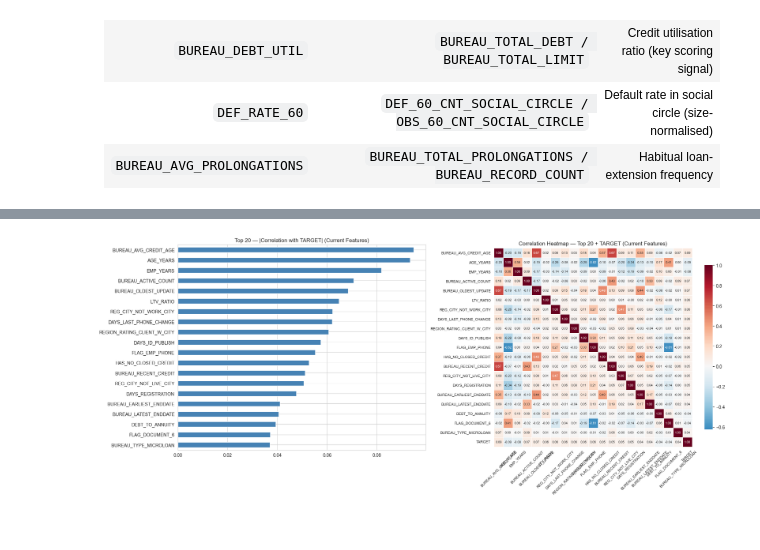
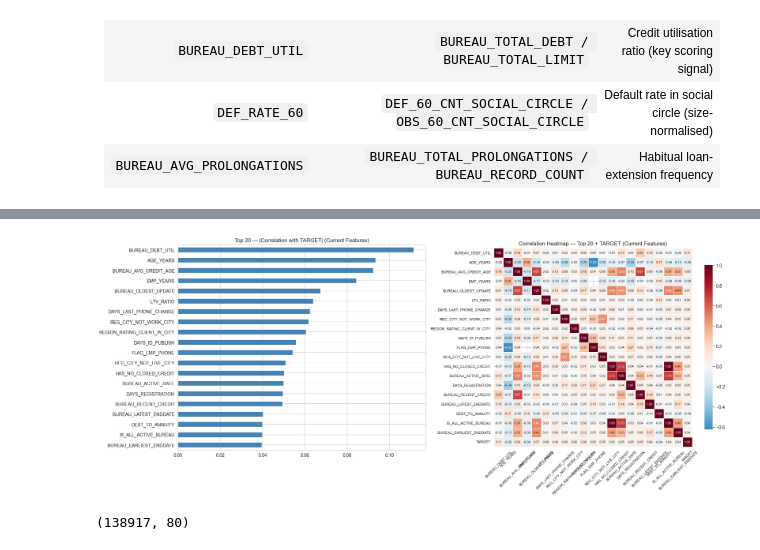
Before and after one commit to spectre-meltdown/IS453-Financial_Analytics-Scorecard_Project, a Jupyter notebook: jax_josh_kj.ipynb, the cells around one changed output, grey strips where cells are left out. Cells and saved outputs as stored; diff of their text form; code cells hidden in the pictures.

Commit message:
to review different approach of dropping correlated independent variables

```diff
--- a/jax_josh_kj.ipynb
+++ b/jax_josh_kj.ipynb
@@ -562,8 +580,18 @@ Bureau aggregated shape: (305811, 43)
 Columns: ['SK_ID_CURR', 'BUREAU_RECORD_COUNT', 'BUREAU_ACTIVE_COUNT', 'BUREAU_CLOSED_COUNT', 'BUREAU_BAD_SOLD_COUNT', 'BUREAU_OLDEST_CREDIT', 'BUREAU_RECENT_CREDIT', 'BUREAU_AVG_CREDIT_AGE', 'BUREAU_M ...
 # %%
 merged_df = group5.merge(bureau_agg, on='SK_ID_CURR', how='left')
+
+# Flag borrowers with bureau history but NO closed credits (all-active portfolio).
+# BUREAU_EARLIEST_CLOSED has 45,964 NaNs vs 26,879 thin-file applicants —
+# the extra 19,085 are active-only borrowers, a fundamentally different risk profile
+# from thin-file applicants (no bureau record at all).
+merged_df["IS_ALL_ACTIVE_BUREAU"] = (
+    merged_df["BUREAU_RECORD_COUNT"].notna() &
+    merged_df["BUREAU_EARLIEST_CLOSED"].isna()
+).astype(int)
 
 print(f"\nMerged DataFrame: {merged_df.shape}")
 print(f"With bureau data:    {merged_df['BUREAU_RECORD_COUNT'].notna().sum():,}")
 print(f"Without bureau data: {merged_df['BUREAU_RECORD_COUNT'].isna().sum():,}")
+print(f"All-active bureau:   {merged_df['IS_ALL_ACTIVE_BUREAU'].sum():,}")
 # %% [output]
@@ -1076,0 +1326,19 @@ print(f"Shape after drop: {merged_df.shape}")
+# %%
+from sklearn.model_selection import train_test_split
+
+print("Performing Stratified Train/Test Split to prevent Target Leakage...")
+
+train_df, test_df = train_test_split(
+    merged_df,
+    test_size=0.20,
+    random_state=42,
+    stratify=merged_df['TARGET']  # Guarantees both sets have the exact same ~9% bad rate
+)
+
+print(f"Train Shape: {train_df.shape}")
+print(f"Test Shape:  {test_df.shape}")
+
+# Delete merged_df from memory so no one accidentally uses it for IV or VIF
+del merged_df
+import gc
+gc.collect()
@@ -1168,12 +1637,12 @@ print(result.stdout)
 if result.returncode != 0:
     print("STDERR:", result.stderr)
 
-print("\nFinal cleaned dataframe shape:", merged_df.shape)
+print("\nFinal cleaned dataframe shape:", train_df.shape)
 print("\nColumn list:")
 display(pd.DataFrame({
-    'Column': merged_df.columns.tolist(),
-    'Dtype':  merged_df.dtypes.astype(str).tolist(),
-    'IV':     [round(iv_dict.get(c, float('nan')), 4) for c in merged_df.columns],
+    'Column': train_df.columns.tolist(),
+    'Dtype':  train_df.dtypes.astype(str).tolist(),
+    'IV':     [round(iv_dict.get(c, float('nan')), 4) for c in train_df.columns],
     'IV Strength': [iv_strength(iv_dict.get(c, 0)) if c in iv_dict else '—'
-                    for c in merged_df.columns],
+                    for c in train_df.columns],
 }))
@@ -1180,34 +1677,38 @@ display(pd.DataFrame({
 # %%
 # Heatmap — top-20 TARGET-correlated features (safe after column drops)
-num_cols_current = merged_df.select_dtypes(include='number').columns.tolist()
+num_cols_current = train_df.select_dtypes(include='number').columns.tolist()
 num_cols_current = [c for c in num_cols_current if c != 'SK_ID_CURR']
 
 target_corr_current = (
-    merged_df[num_cols_current].corr()['TARGET']
+    train_df[num_cols_current].corr()['TARGET']
     .drop('TARGET').abs().sort_values(ascending=False)
 )
 top20_current = target_corr_current.head(20).index.tolist()
 
 fig, axes = plt.subplots(1, 2, figsize=(20, 8))
 
 # Bar chart
 target_corr_current.head(20).sort_values().plot(kind='barh', ax=axes[0], color='steelblue')
 axes[0].set_title('Top 20 — |Correlation with TARGET| (Current Features)')
 
 # Heatmap
-sns.heatmap(merged_df[top20_current + ['TARGET']].corr(),
+sns.heatmap(train_df[top20_current + ['TARGET']].corr(),
             annot=True, fmt='.2f', cmap='RdBu_r', center=0,
             ax=axes[1], square=True, linewidths=0.5,
             annot_kws={'size': 7},
             cbar_kws={'shrink': 0.8})
 axes[1].set_title('Correlation Heatmap — Top 20 + TARGET (Current Features)')
 axes[1].tick_params(axis='x', rotation=45, labelsize=8)
 axes[1].tick_params(axis='y', rotation=0, labelsize=8)
 
 plt.tight_layout()
 plt.show()
 # %% [output]
-[figure, old version]
+[figure, new version]
+# %%
+train_df.shape
+# %% [output]
+(138917, 80)
 # %%
 ##final shape before WOE
 merged_df.shape
```
Also changed, not shown: parts of 25 cells of this notebook, 1 other file.
